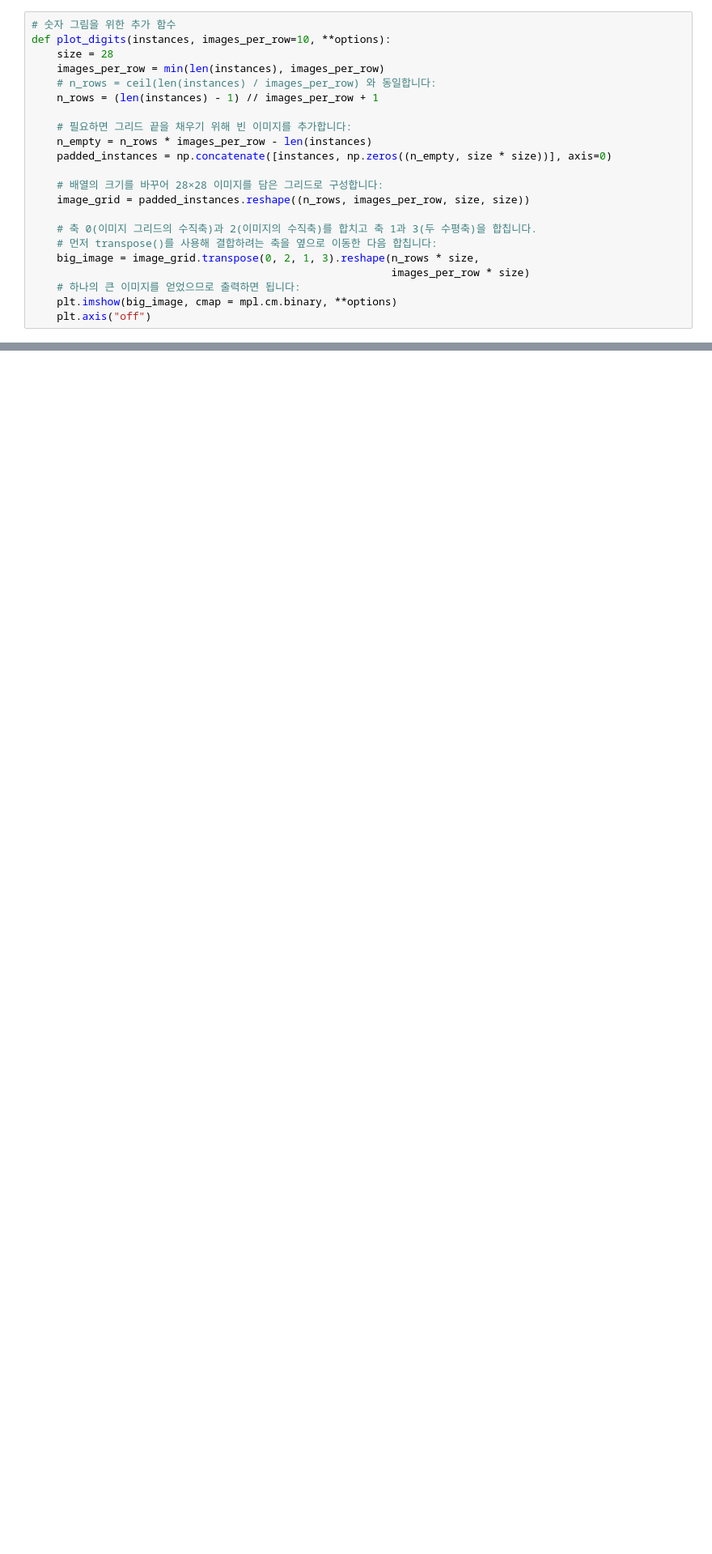
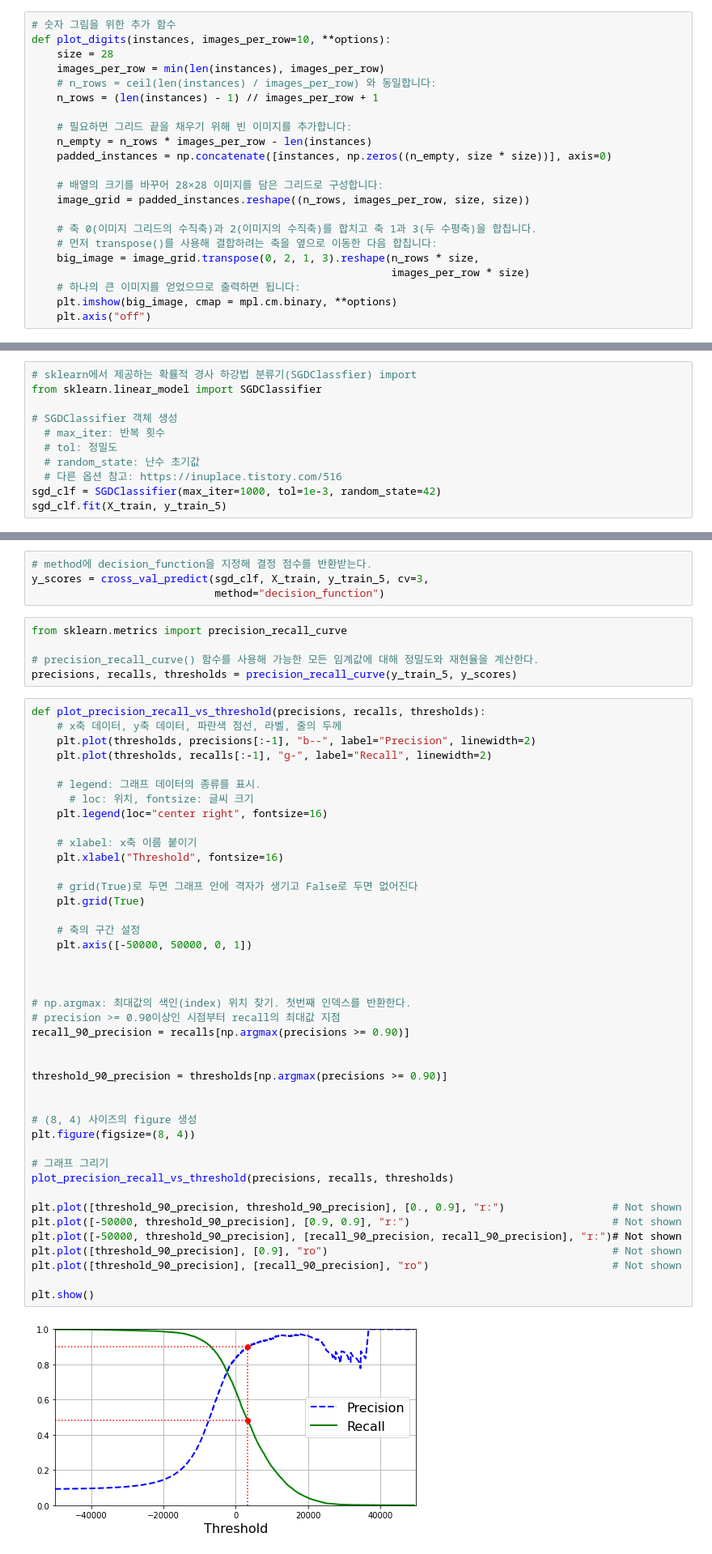
Before and after one commit to Yoon0527/AI_study, a Jupyter notebook: Hands_on_ML(1~4).ipynb, the cells around one changed output, grey strips where cells are left out. Shown at 81% size. Drawn from its saved outputs; the diff is of its cells as text; blank space fills up the shorter version.

```diff
--- a/Hands_on_ML(1~4).ipynb
+++ b/Hands_on_ML(1~4).ipynb
@@ -1326,0 +1337,11 @@ plt.show()
+# %%
+# sklearn에서 제공하는 확률적 경사 하강법 분류기(SGDClassfier) import
+from sklearn.linear_model import SGDClassifier
+
+# SGDClassifier 객체 생성
+  # max_iter: 반복 횟수
+  # tol: 정밀도
+  # random_state: 난수 초기값
+  # 다른 옵션 참고: https://inuplace.tistory.com/516
+sgd_clf = SGDClassifier(max_iter=1000, tol=1e-3, random_state=42)
+sgd_clf.fit(X_train, y_train_5)
@@ -1326,0 +1524,53 @@ plt.show()
+# %%
+# method에 decision_function을 지정해 결정 점수를 반환받는다.
+y_scores = cross_val_predict(sgd_clf, X_train, y_train_5, cv=3,
+                             method="decision_function")
+# %%
+from sklearn.metrics import precision_recall_curve
+
+# precision_recall_curve() 함수를 사용해 가능한 모든 임계값에 대해 정밀도와 재현율을 계산한다.
+precisions, recalls, thresholds = precision_recall_curve(y_train_5, y_scores)
+# %%
+def plot_precision_recall_vs_threshold(precisions, recalls, thresholds):
+    # x축 데이터, y축 데이터, 파란색 점선, 라벨, 줄의 두께
+    plt.plot(thresholds, precisions[:-1], "b--", label="Precision", linewidth=2)
+    plt.plot(thresholds, recalls[:-1], "g-", label="Recall", linewidth=2)
+
+    # legend: 그래프 데이터의 종류를 표시.
+      # loc: 위치, fontsize: 글씨 크기
+    plt.legend(loc="center right", fontsize=16)
+
+    # xlabel: x축 이름 붙이기
+    plt.xlabel("Threshold", fontsize=16)
+
+    # grid(True)로 두면 그래프 안에 격자가 생기고 False로 두면 없어진다
+    plt.grid(True)
+
+    # 축의 구간 설정
+    plt.axis([-50000, 50000, 0, 1])
+
+
+
+# np.argmax: 최대값의 색인(index) 위치 찾기. 첫번째 인덱스를 반환한다.
+# precision >= 0.90이상인 시점부터 recall의 최대값 지점
+recall_90_precision = recalls[np.argmax(precisions >= 0.90)]
+
+
+threshold_90_precision = thresholds[np.argmax(precisions >= 0.90)]
+
+
+# (8, 4) 사이즈의 figure 생성
+plt.figure(figsize=(8, 4))
+
+# 그래프 그리기
+plot_precision_recall_vs_threshold(precisions, recalls, thresholds)
+
+plt.plot([threshold_90_precision, threshold_90_precision], [0., 0.9], "r:")                 # Not shown
+plt.plot([-50000, threshold_90_precision], [0.9, 0.9], "r:")                                # Not shown
+plt.plot([-50000, threshold_90_precision], [recall_90_precision, recall_90_precision], "r:")# Not shown
+plt.plot([threshold_90_precision], [0.9], "ro")                                             # Not shown
+plt.plot([threshold_90_precision], [recall_90_precision], "ro")                             # Not shown
+
+plt.show()
+# %% [output]
+[figure, added]
```
Also changed, not shown: parts of 71 cells of this notebook.
